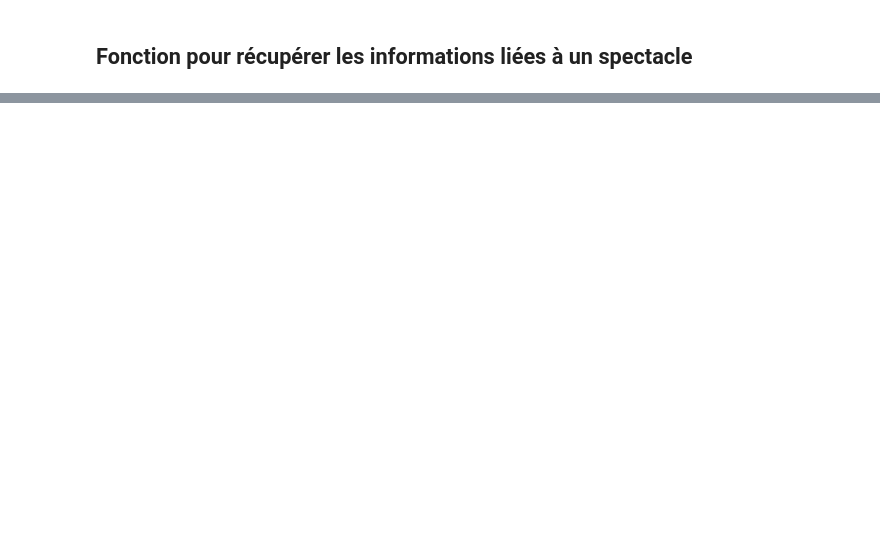
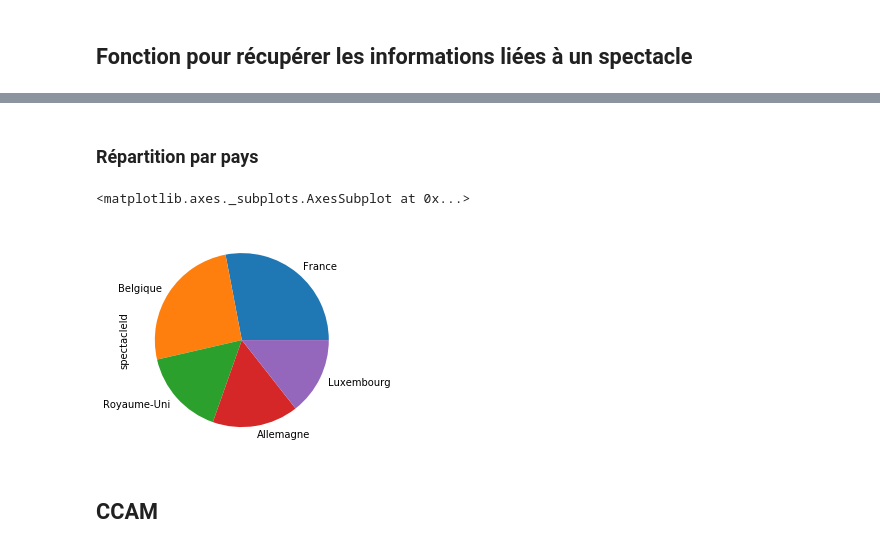
Before and after one commit to eliselavy/scrapper-notebook, a Jupyter notebook: notebooks/archives_spectacle/import_performance_info.ipynb, the cells around one changed output, grey strips where cells are left out. Saved outputs shown, nothing was run; the diff lists cells and outputs as text; code cells hidden in the pictures; blank space fills up the shorter version.

```diff
--- a/notebooks/archives_spectacle/import_performance_info.ipynb
+++ b/notebooks/archives_spectacle/import_performance_info.ipynb
@@ -175,0 +219,14 @@ result
+# %%
+import time
+import os
+from datetime import datetime
+import pandas as pd
+organismId="383"
+
+
+csv_file_path = os.getcwd() + "/data/all_10_years_organism_" + organismId + "_type_spectacle.csv"
+df_spectacle = pd.read_csv(csv_file_path)
+#Filtre sur le genre - string contains danse
+
+df_danse_lux=df_spectacle[df_spectacle['Genre'].astype(str).str.contains("Danse")]
+df_danse_lux
@@ -175,0 +247,16 @@ result
+# %% [markdown]
+### Répartition par pays
+# %%
+import urllib.request
+import re
+from bs4 import BeautifulSoup
+import pandas as pd
+
+
+#df_danse.Pays.value_counts().head(5)
+df_danse_lux.groupby("Pays")["spectacleId"].count().sort_values(ascending=False).head(5).plot.pie()
+# %% [output]
+<matplotlib.axes._subplots.AxesSubplot at 0x...>
+[figure, added]
+# %% [markdown]
+## CCAM
```
Also changed, not shown: parts of 23 cells of this notebook.
